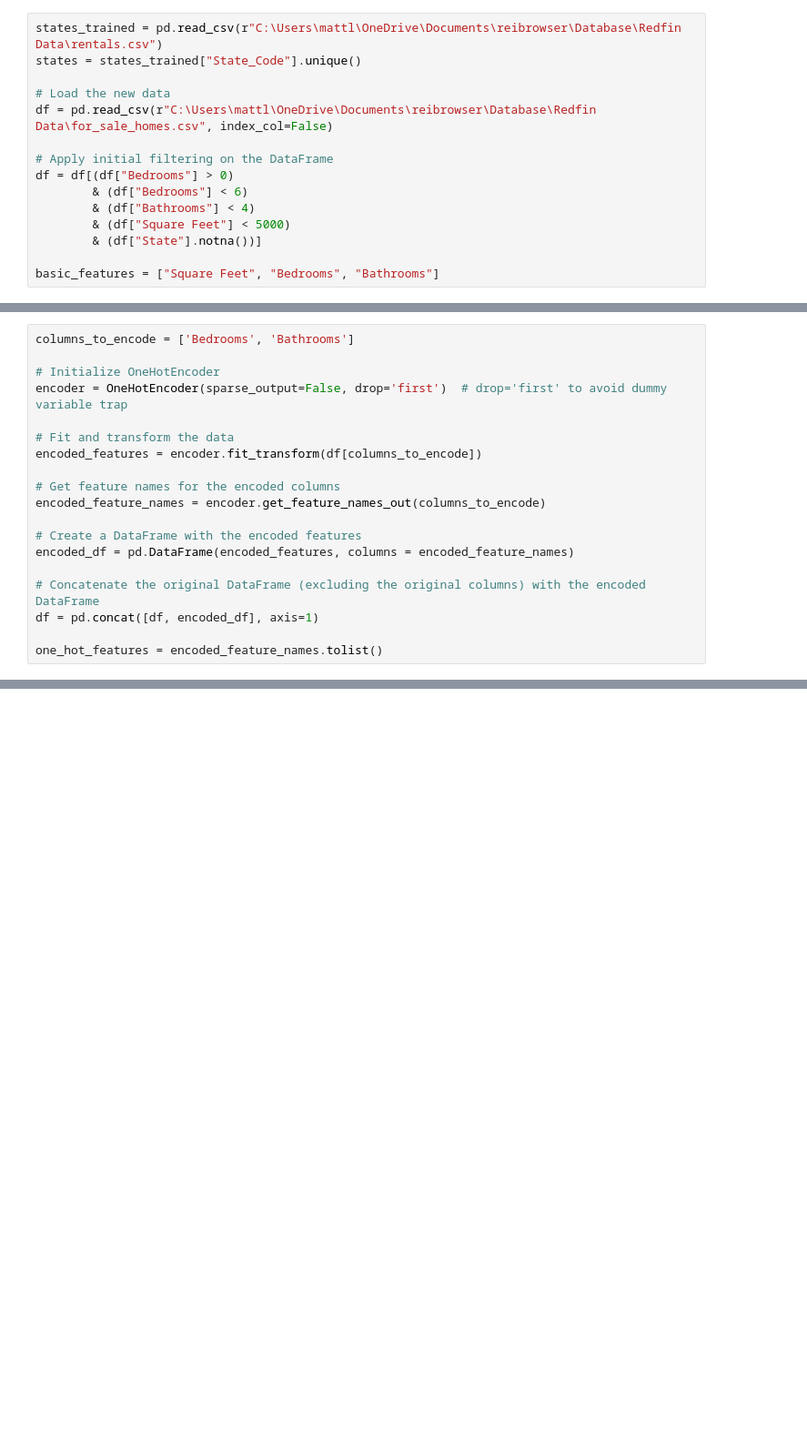
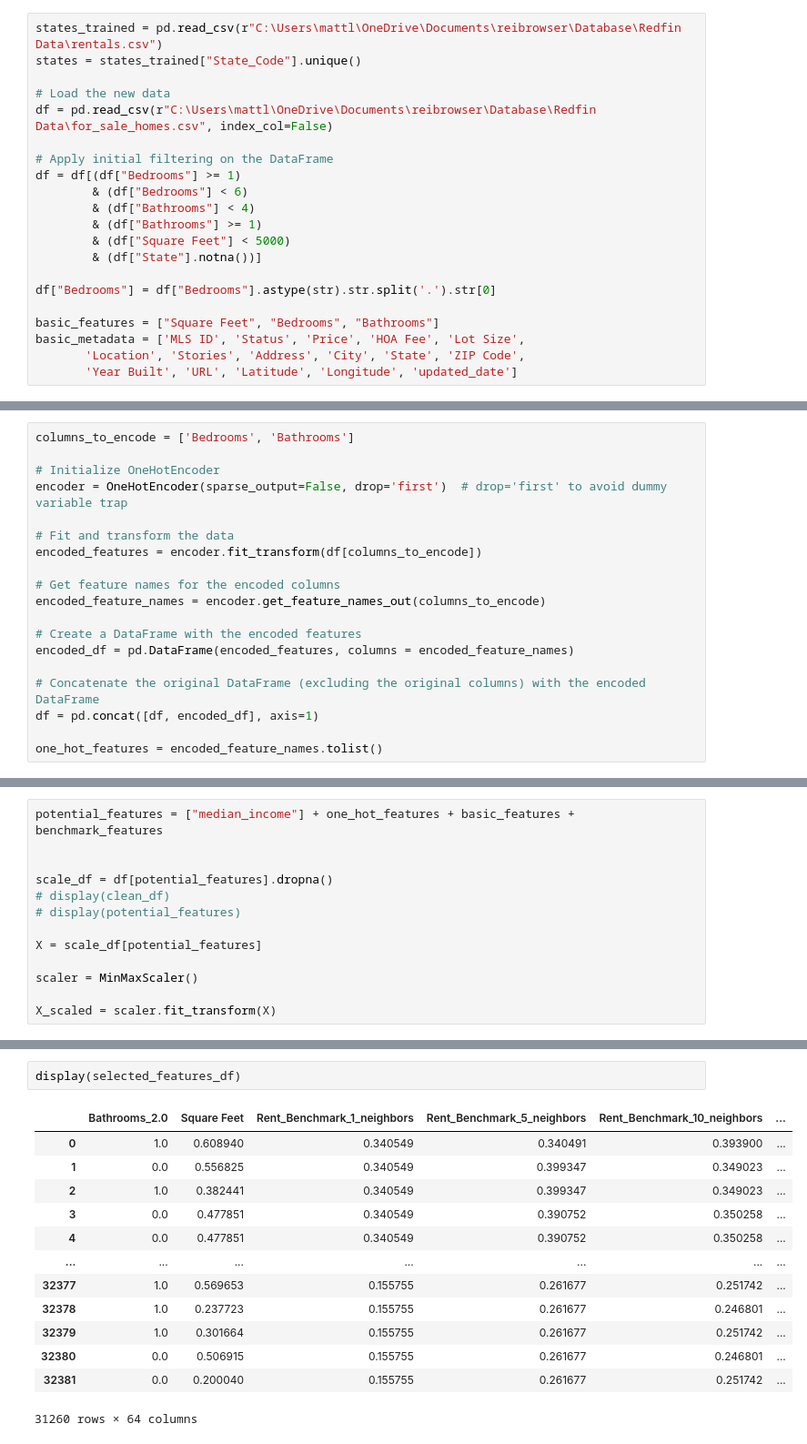
Before and after one commit to drago9773/stoebebirch, a Jupyter notebook: rent_prediction.ipynb, the cells around one changed output, grey strips where cells are left out. Shown at 91% size. Cells and saved outputs as stored; diff of their text form; blank space fills up the shorter version.

```diff
--- a/rent_prediction.ipynb
+++ b/rent_prediction.ipynb
@@ -19,10 +21,16 @@ states = states_trained["State_Code"].unique()
 df = pd.read_csv(r"C:\Users\mattl\OneDrive\Documents\reibrowser\Database\Redfin Data\for_sale_homes.csv", index_col=False)
 
 # Apply initial filtering on the DataFrame
-df = df[(df["Bedrooms"] > 0)
+df = df[(df["Bedrooms"] >= 1)
         & (df["Bedrooms"] < 6)
         & (df["Bathrooms"] < 4)
+        & (df["Bathrooms"] >= 1)
         & (df["Square Feet"] < 5000)
         & (df["State"].notna())]
 
+df["Bedrooms"] = df["Bedrooms"].astype(str).str.split('.').str[0]
+
 basic_features = ["Square Feet", "Bedrooms", "Bathrooms"]
+basic_metadata = ['MLS ID', 'Status', 'Price', 'HOA Fee', 'Lot Size',
+       'Location', 'Stories', 'Address', 'City', 'State', 'ZIP Code',
+       'Year Built', 'URL', 'Latitude', 'Longitude', 'updated_date']
@@ -123,0 +115,13 @@ Selected_features = ['Bathrooms_2.0', 'Square Feet', 'Rent_Benchmark_1_neighbors
+# %%
+potential_features = ["median_income"] + one_hot_features + basic_features + benchmark_features
+
+
+scale_df = df[potential_features].dropna()
+# display(clean_df)
+# display(potential_features)
+
+X = scale_df[potential_features]
+
+scaler = MinMaxScaler()
+
+X_scaled = scaler.fit_transform(X)
@@ -123,0 +142,16 @@ Selected_features = ['Bathrooms_2.0', 'Square Feet', 'Rent_Benchmark_1_neighbors
+# %%
+display(selected_features_df)
+# %% [output]
+|  | Bathrooms_2.0 | Square Feet | Rent_Benchmark_1_neighbors | Rent_Benchmark_5_neighbors | Rent_Benchmark_10_neighbors | ... |
+| 0 | 1.0 | 0.608940 | 0.340549 | 0.340491 | 0.393900 | ... |
+| 1 | 0.0 | 0.556825 | 0.340549 | 0.399347 | 0.349023 | ... |
+| 2 | 1.0 | 0.382441 | 0.340549 | 0.399347 | 0.349023 | ... |
+| 3 | 0.0 | 0.477851 | 0.340549 | 0.390752 | 0.350258 | ... |
+| 4 | 0.0 | 0.477851 | 0.340549 | 0.390752 | 0.350258 | ... |
+| ... | ... | ... | ... | ... | ... | ... |
+| 32377 | 1.0 | 0.569653 | 0.155755 | 0.261677 | 0.251742 | ... |
+| 32378 | 1.0 | 0.237723 | 0.155755 | 0.261677 | 0.246801 | ... |
+| 32379 | 1.0 | 0.301664 | 0.155755 | 0.261677 | 0.251742 | ... |
+| 32380 | 0.0 | 0.506915 | 0.155755 | 0.261677 | 0.246801 | ... |
+| 32381 | 0.0 | 0.200040 | 0.155755 | 0.261677 | 0.251742 | ... |
+31260 rows × 64 columns
```
Also changed, not shown: parts of 10 cells of this notebook, 2 other files.
